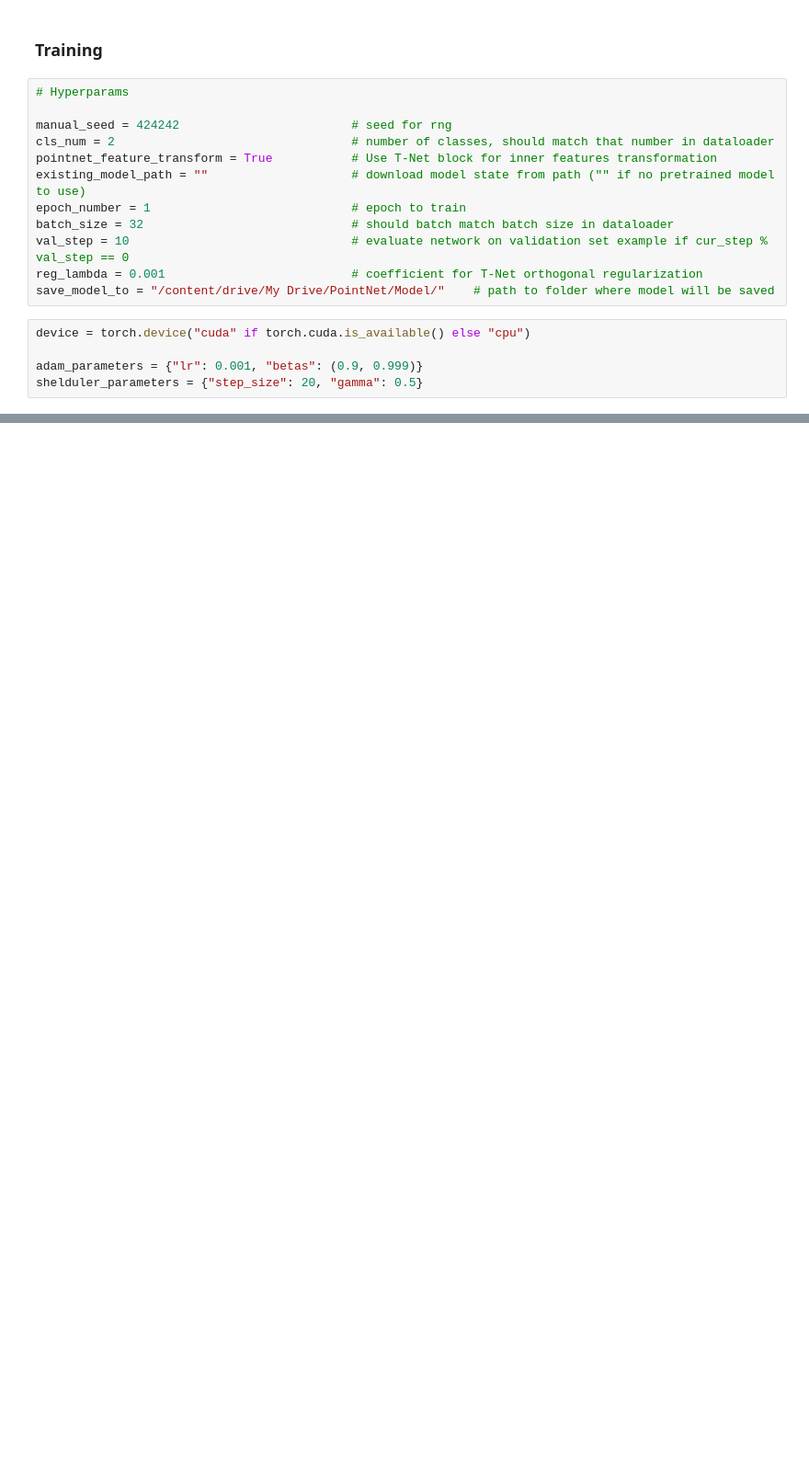
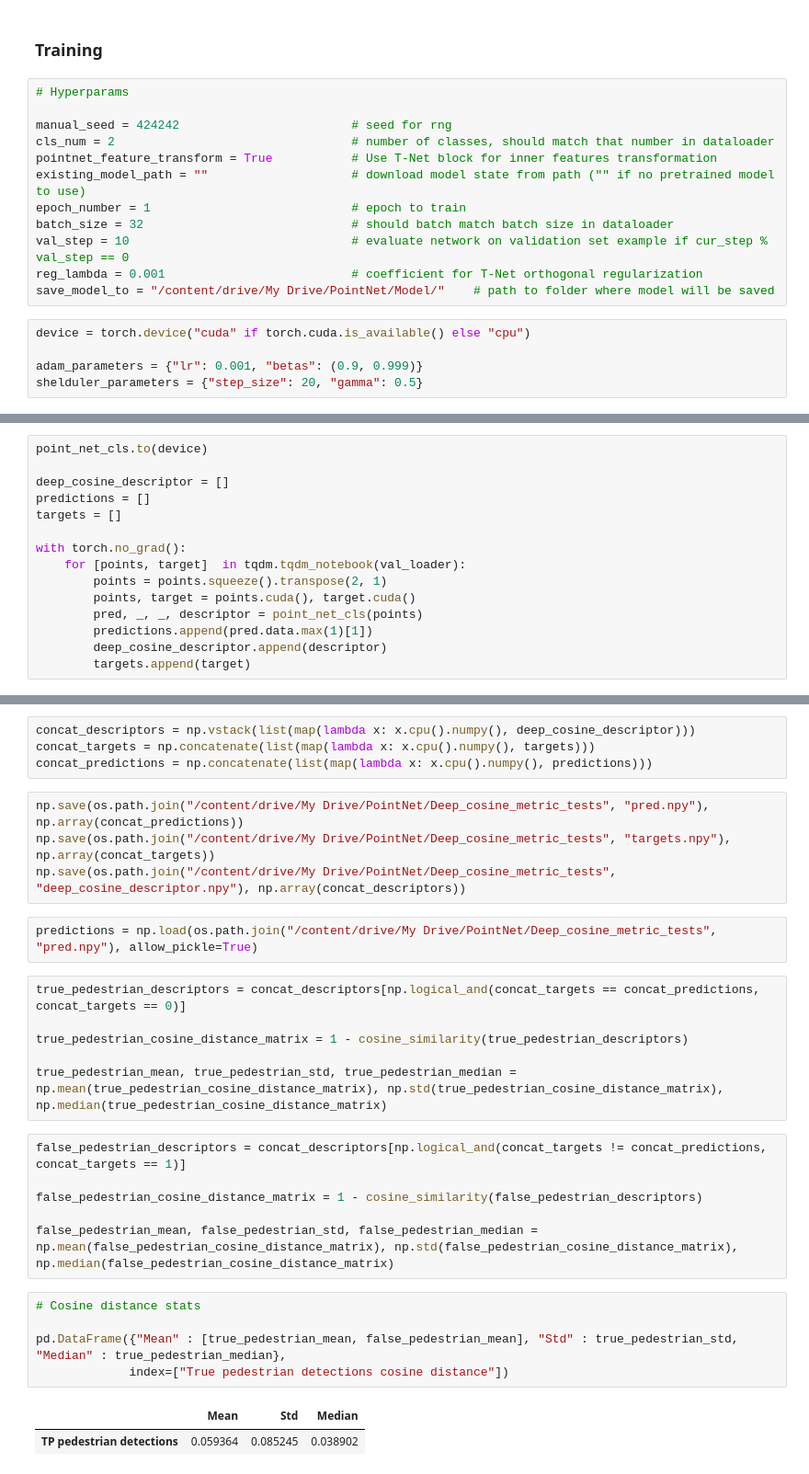
Before and after one commit to olegtalalov/defeater, a Jupyter notebook: PointNet_Dataset.ipynb, the cells around one changed output, grey strips where cells are left out. Shown: that part at 92% size. Saved outputs shown, nothing was run; the diff lists cells and outputs as text; blank space fills up the shorter version.

```diff
--- a/PointNet_Dataset.ipynb
+++ b/PointNet_Dataset.ipynb
@@ -639,0 +666,15 @@ for epoch in range(epoch_number):
+# %%
+point_net_cls.to(device)
+
+deep_cosine_descriptor = []
+predictions = []
+targets = []
+
+with torch.no_grad():
+    for [points, target]  in tqdm.tqdm_notebook(val_loader):
+        points = points.squeeze().transpose(2, 1)
+        points, target = points.cuda(), target.cuda()
+        pred, _, _, descriptor = point_net_cls(points)
+        predictions.append(pred.data.max(1)[1])
+        deep_cosine_descriptor.append(descriptor)
+        targets.append(target)
@@ -639,0 +684,30 @@ for epoch in range(epoch_number):
+# %%
+concat_descriptors = np.vstack(list(map(lambda x: x.cpu().numpy(), deep_cosine_descriptor)))
+concat_targets = np.concatenate(list(map(lambda x: x.cpu().numpy(), targets)))
+concat_predictions = np.concatenate(list(map(lambda x: x.cpu().numpy(), predictions)))
+# %%
+np.save(os.path.join("/content/drive/My Drive/PointNet/Deep_cosine_metric_tests", "pred.npy"), np.array(concat_predictions))
+np.save(os.path.join("/content/drive/My Drive/PointNet/Deep_cosine_metric_tests", "targets.npy"), np.array(concat_targets))
+np.save(os.path.join("/content/drive/My Drive/PointNet/Deep_cosine_metric_tests", "deep_cosine_descriptor.npy"), np.array(concat_descriptors))
+# %%
+predictions = np.load(os.path.join("/content/drive/My Drive/PointNet/Deep_cosine_metric_tests", "pred.npy"), allow_pickle=True)
+# %%
+true_pedestrian_descriptors = concat_descriptors[np.logical_and(concat_targets == concat_predictions, concat_targets == 0)]
+
+true_pedestrian_cosine_distance_matrix = 1 - cosine_similarity(true_pedestrian_descriptors)
+
+true_pedestrian_mean, true_pedestrian_std, true_pedestrian_median = np.mean(true_pedestrian_cosine_distance_matrix), np.std(true_pedestrian_cosine_distance_matrix), np.median(true_pedestrian_cosine_distance_matrix)
+# %%
+false_pedestrian_descriptors = concat_descriptors[np.logical_and(concat_targets != concat_predictions, concat_targets == 1)]
+
+false_pedestrian_cosine_distance_matrix = 1 - cosine_similarity(false_pedestrian_descriptors)
+
+false_pedestrian_mean, false_pedestrian_std, false_pedestrian_median = np.mean(false_pedestrian_cosine_distance_matrix), np.std(false_pedestrian_cosine_distance_matrix), np.median(false_pedestrian_cosine_distance_matrix)
+# %%
+# Cosine distance stats
+
+pd.DataFrame({"Mean" : [true_pedestrian_mean, false_pedestrian_mean], "Std" : true_pedestrian_std, "Median" : true_pedestrian_median},
+             index=["True pedestrian detections cosine distance"])
+# %% [output]
+|  | Mean | Std | Median |
+| TP pedestrian detections | 0.059364 | 0.085245 | 0.038902 |
```
Also changed, not shown: parts of 8 cells of this notebook.
